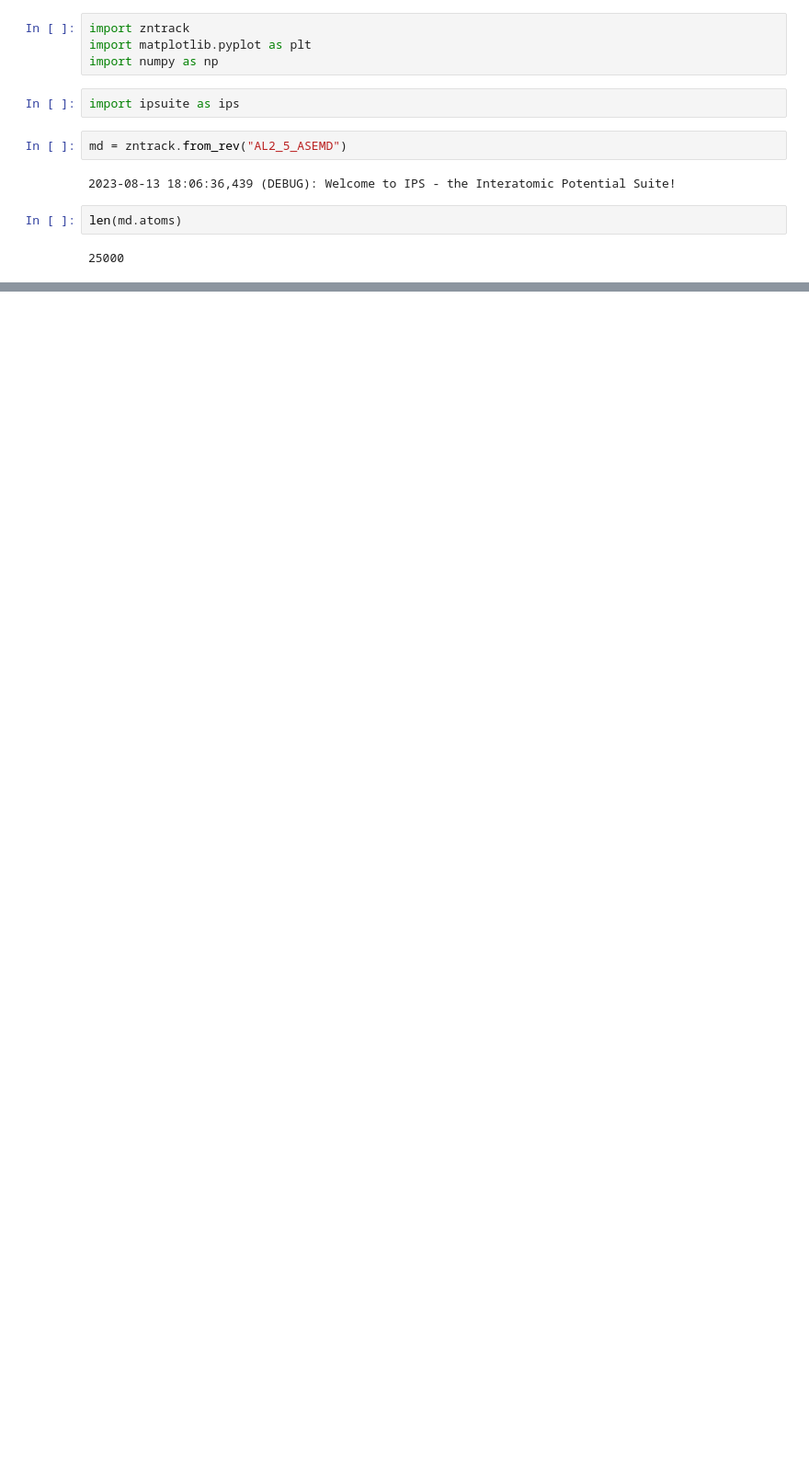
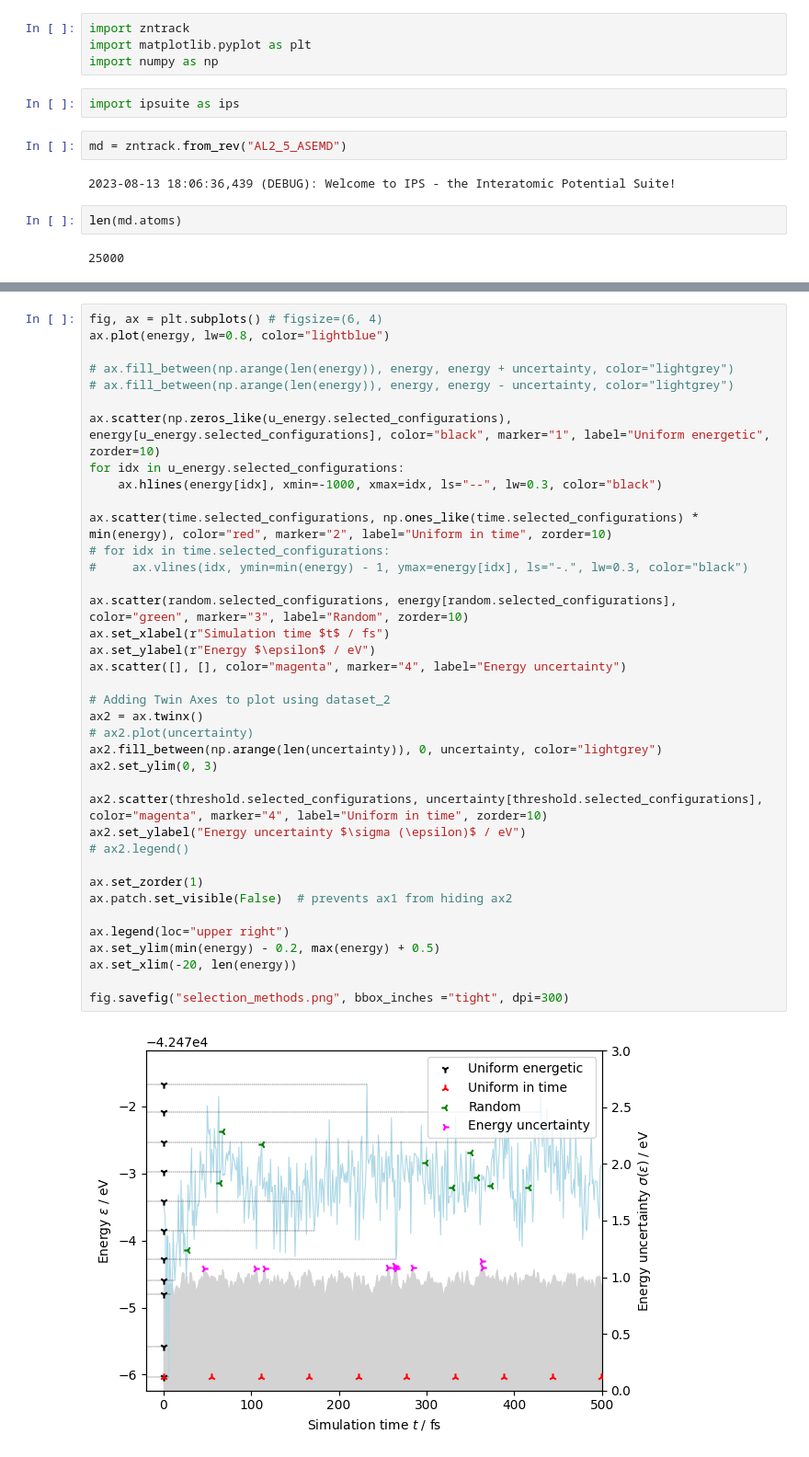
Before and after one commit to IPSProjects/DMSO, a Jupyter notebook: eval.ipynb, the cells around one changed output, grey strips where cells are left out. Shown: that part at 92% size. Saved outputs shown, nothing was run; the diff lists cells and outputs as text; blank space fills up the shorter version.

```diff
--- a/eval.ipynb
+++ b/eval.ipynb
@@ -126,0 +164,40 @@ fig.savefig("selection_methods.png", bbox_inches ="tight", dpi=300)
+# %%
+fig, ax = plt.subplots() # figsize=(6, 4)
+ax.plot(energy, lw=0.8, color="lightblue")
+
+# ax.fill_between(np.arange(len(energy)), energy, energy + uncertainty, color="lightgrey")
+# ax.fill_between(np.arange(len(energy)), energy, energy - uncertainty, color="lightgrey")
+
+ax.scatter(np.zeros_like(u_energy.selected_configurations), energy[u_energy.selected_configurations], color="black", marker="1", label="Uniform energetic", zorder=10)
+for idx in u_energy.selected_configurations:
+    ax.hlines(energy[idx], xmin=-1000, xmax=idx, ls="--", lw=0.3, color="black")
+
+ax.scatter(time.selected_configurations, np.ones_like(time.selected_configurations) * min(energy), color="red", marker="2", label="Uniform in time", zorder=10)
+# for idx in time.selected_configurations:
+#     ax.vlines(idx, ymin=min(energy) - 1, ymax=energy[idx], ls="-.", lw=0.3, color="black")
+
+ax.scatter(random.selected_configurations, energy[random.selected_configurations], color="green", marker="3", label="Random", zorder=10)
+ax.set_xlabel(r"Simulation time $t$ / fs")
+ax.set_ylabel(r"Energy $\epsilon$ / eV")
+ax.scatter([], [], color="magenta", marker="4", label="Energy uncertainty")
+
+# Adding Twin Axes to plot using dataset_2
+ax2 = ax.twinx()
+# ax2.plot(uncertainty)
+ax2.fill_between(np.arange(len(uncertainty)), 0, uncertainty, color="lightgrey")
+ax2.set_ylim(0, 3)
+
+ax2.scatter(threshold.selected_configurations, uncertainty[threshold.selected_configurations], color="magenta", marker="4", label="Uniform in time", zorder=10)
+ax2.set_ylabel("Energy uncertainty $\sigma (\epsilon)$ / eV")
+# ax2.legend()
+
+ax.set_zorder(1)
+ax.patch.set_visible(False)  # prevents ax1 from hiding ax2
+
+ax.legend(loc="upper right")
+ax.set_ylim(min(energy) - 0.2, max(energy) + 0.5)
+ax.set_xlim(-20, len(energy))
+
+fig.savefig("selection_methods.png", bbox_inches ="tight", dpi=300)
+# %% [output]
+[figure, added]
```
Also changed, not shown: parts of 7 cells of this notebook, 30 other files.
